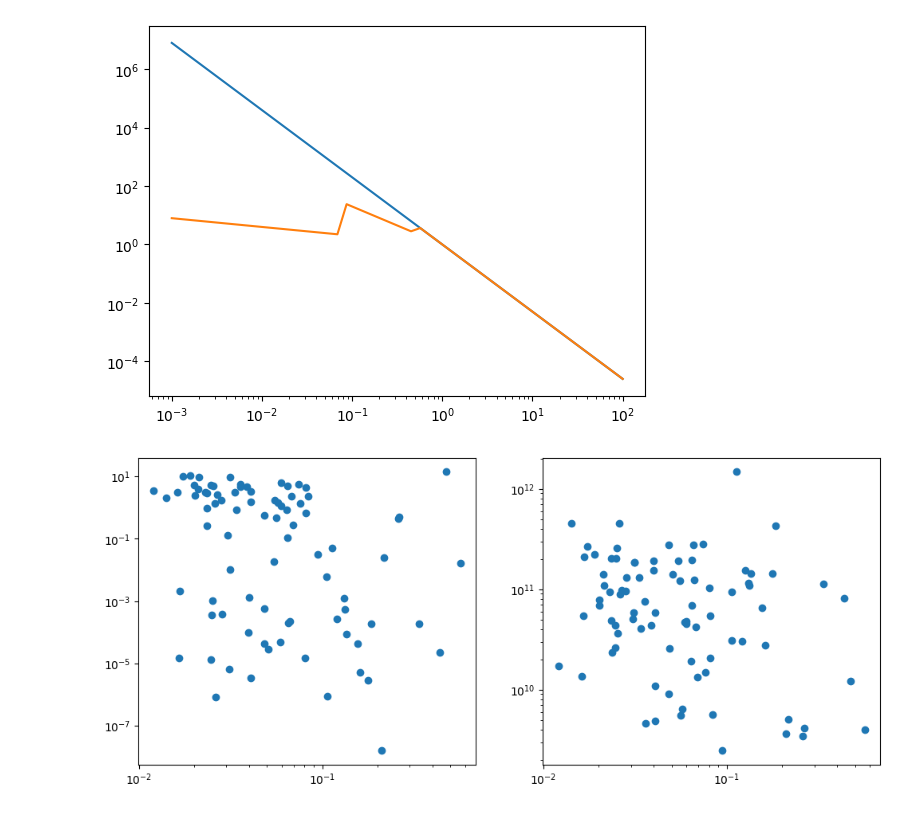
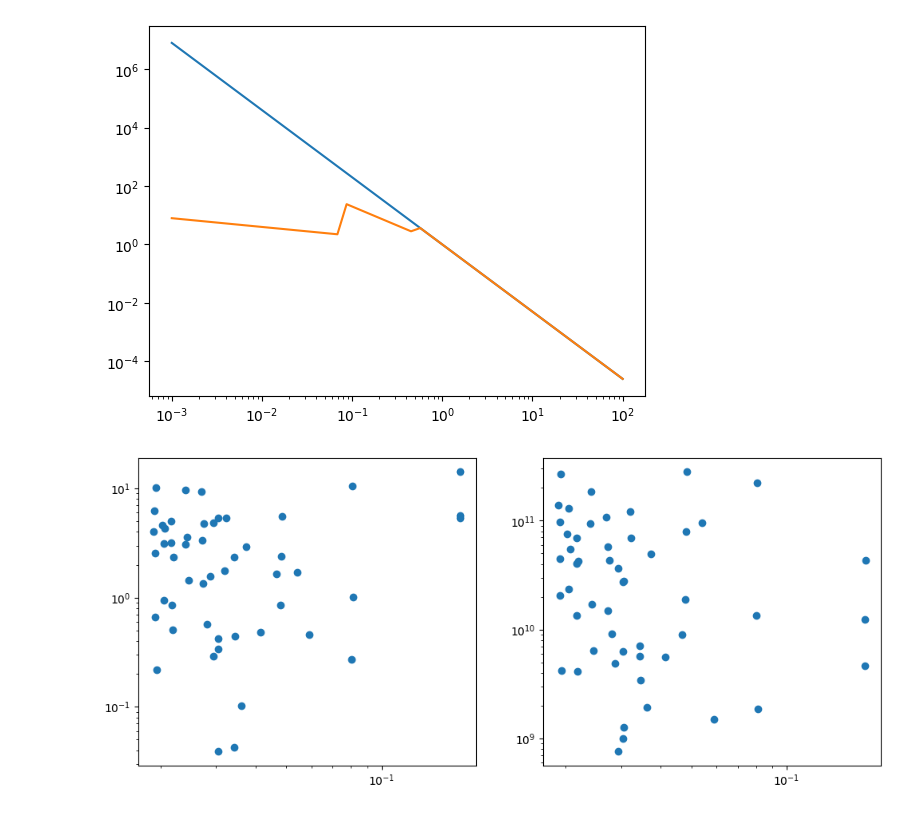
Before and after one commit to r-bagge/MAGPI_kinematics, a Jupyter notebook: plots.ipynb, the cells around one changed output. Cells and saved outputs as stored; diff of their text form; code cells hidden in the pictures.

```diff
--- a/plots.ipynb
+++ b/plots.ipynb
@@ -203,22 +203,22 @@ plt.show()
 # %% [output]
 [figure]
 # %%
-sample = pd.read_csv("MAGPI_csv/MAGPI_kinemetry_sample.csv")
-sample=sample[sample["v_asym_s"]/sample['v_asym_s_err']>3]
+sample = pd.read_csv("MAGPI_Emission_Lines/kinemetry_sample_M2.csv")
+sample=sample[sample["v_asym_tot"]/sample['v_asym_tot_err']>3]
 prospect = pd.read_csv("MAGPI_csv/MAGPI_ProSpectCat_v0.1.csv")
 prospect = prospect[prospect["MAGPIID"].isin(sample["MAGPIID"])]
-bpt = pd.read_csv("MAGPI_csv/MAGPI_kinemetry_sample_BPT.csv")
+bpt = pd.read_csv("MAGPI_Emission_Lines/kinemetry_sample_BPT.csv")
 bpt = bpt[bpt['MAGPIID'].isin(sample["MAGPIID"])]
 # %%
 fig,(ax1,ax2)=plt.subplots(1,2,figsize=(12,5))
-ax1.scatter(sample["v_asym_s"].to_numpy(),bpt["SFR, dust corrected"].to_numpy())
-ax2.scatter(sample['v_asym_s'].to_numpy(),prospect["StellarMass_median"].to_numpy())
+ax1.scatter(sample["v_asym_tot"].to_numpy(),bpt["SFR, dust corrected"].to_numpy())
+ax2.scatter(sample['v_asym_tot'].to_numpy(),prospect["StellarMass_median"].to_numpy())
 ax1.set_xscale("log")
 ax1.set_yscale("log")
 ax2.set_xscale("log")
 ax2.set_yscale("log")
 plt.show()
 # %% [output]
-[figure, old version]
+[figure, new version]
 # %%
 import scipy
```
Also changed, not shown: parts of 5 cells of this notebook, 2 other files.
